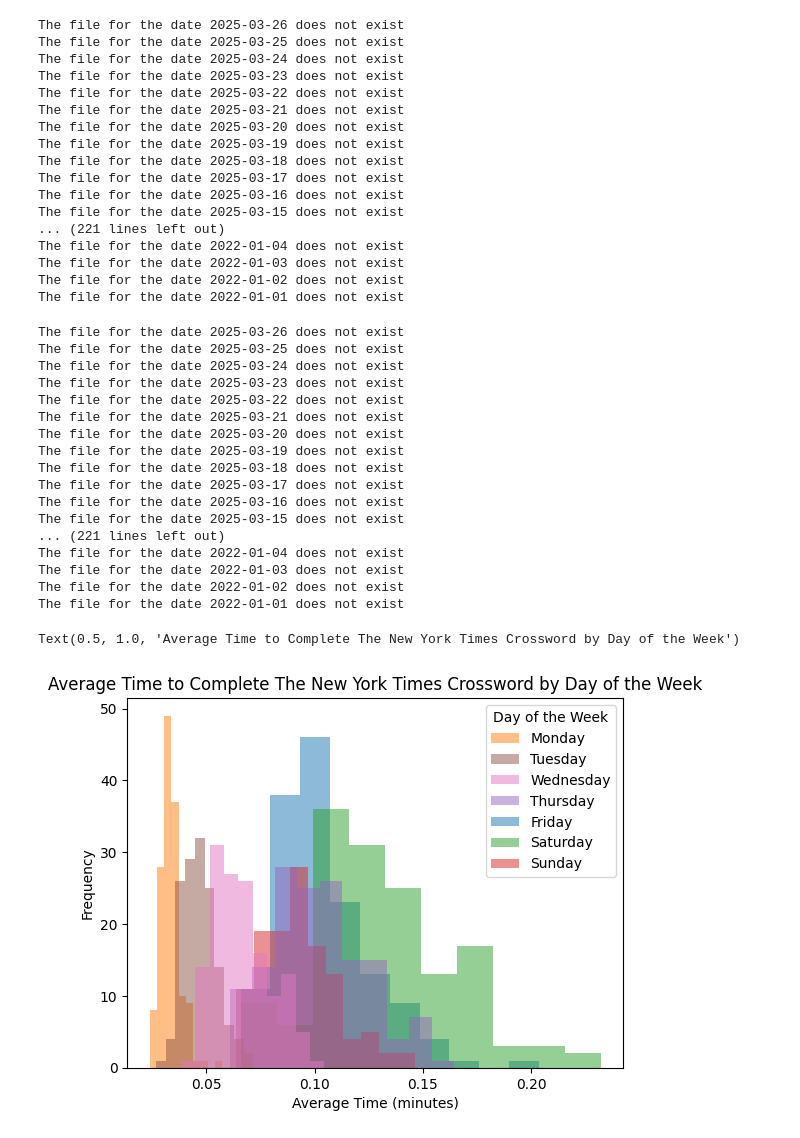
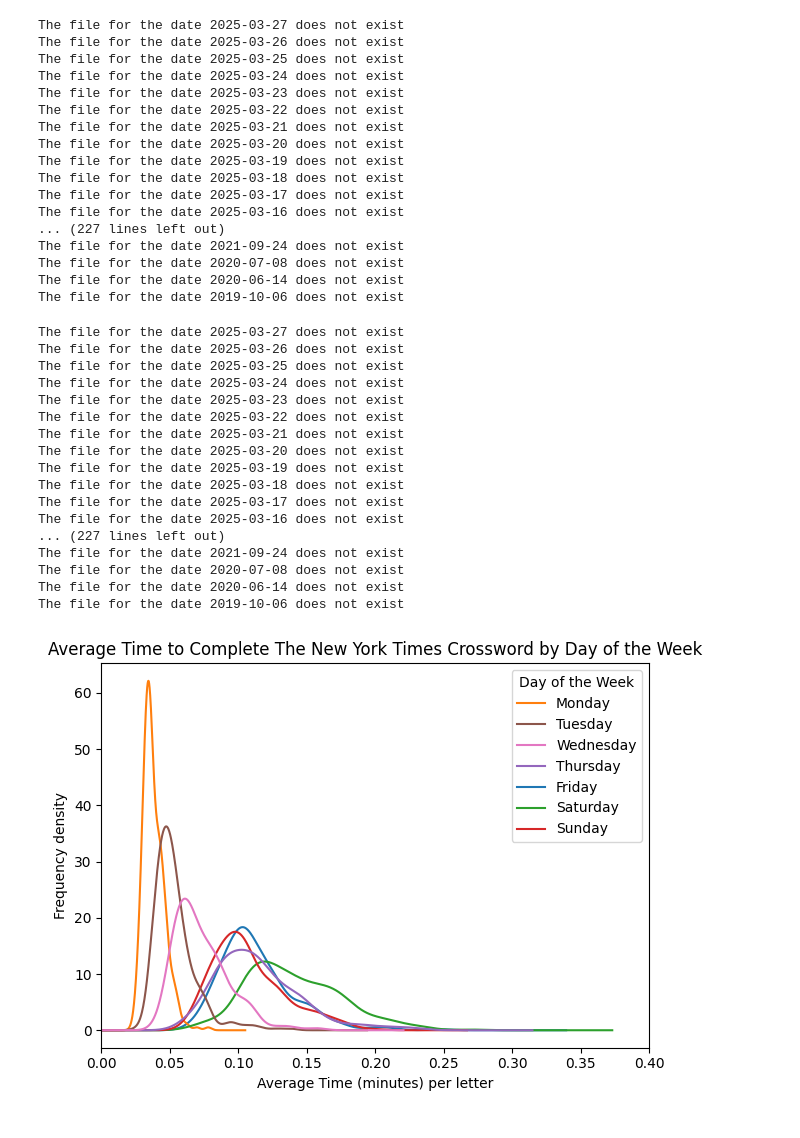
Before and after one commit to KevinBeeson/CrosswordDifficultyEstimator, a Jupyter notebook: Graph_creator.ipynb, the cells around one changed output. Drawn from its saved outputs; the diff is of its cells as text; code cells hidden in the pictures.

Commit message:
Changed a graph

```diff
--- a/Graph_creator.ipynb
+++ b/Graph_creator.ipynb
@@ -22,3 +32,6 @@ data['average_time_in_minutes'] = data['average_time'].apply(get_time_in_minutes
+# %%
+#start at  june 2016
+data = data[data['date'] > '2018-06-01']
 # %%
 fig, ax = plt.subplots()
 #create a histogram of average length binned by day of the week
@@ -48,6 +74,7 @@ for i in range(len(data)):
         empty_spaces.append(mcf.empty_spaces(answers))
 data['empty_spaces'] = empty_spaces
 # %% [output]
+The file for the date 2025-03-27 does not exist
 The file for the date 2025-03-26 does not exist
 The file for the date 2025-03-25 does not exist
 The file for the date 2025-03-24 does not exist
@@ -59,12 +86,11 @@ The file for the date 2025-03-19 does not exist
 The file for the date 2025-03-18 does not exist
 The file for the date 2025-03-17 does not exist
 The file for the date 2025-03-16 does not exist
-The file for the date 2025-03-15 does not exist
-... (221 lines left out)
-The file for the date 2022-01-04 does not exist
-The file for the date 2022-01-03 does not exist
-The file for the date 2022-01-02 does not exist
-The file for the date 2022-01-01 does not exist
+... (227 lines left out)
+The file for the date 2021-09-24 does not exist
+The file for the date 2020-07-08 does not exist
+The file for the date 2020-06-14 does not exist
+The file for the date 2019-10-06 does not exist
 # %%
 filled_spaces=[]
 for i in range(len(data)):
@@ -76,6 +102,7 @@ for i in range(len(data)):
         filled_spaces.append(mcf.filled_spaces(answers))
 data['filled_spaces'] = filled_spaces
 # %% [output]
+The file for the date 2025-03-27 does not exist
 The file for the date 2025-03-26 does not exist
 The file for the date 2025-03-25 does not exist
 The file for the date 2025-03-24 does not exist
@@ -87,27 +114,29 @@ The file for the date 2025-03-19 does not exist
 The file for the date 2025-03-18 does not exist
 The file for the date 2025-03-17 does not exist
 The file for the date 2025-03-16 does not exist
-The file for the date 2025-03-15 does not exist
-... (221 lines left out)
-The file for the date 2022-01-04 does not exist
-The file for the date 2022-01-03 does not exist
-The file for the date 2022-01-02 does not exist
-The file for the date 2022-01-01 does not exist
+... (227 lines left out)
+The file for the date 2021-09-24 does not exist
+The file for the date 2020-07-08 does not exist
+The file for the date 2020-06-14 does not exist
+The file for the date 2019-10-06 does not exist
 # %%
 data['average_normalized_time'] = data['average_time_in_minutes'] / data['filled_spaces']
 # %%
 fig, ax = plt.subplots()
 #create a histogram of average length binned by day of the week
-data.groupby('day_name')['average_normalized_time'].plot(kind='hist', ax=ax, alpha=0.5, legend=True)
+data.groupby('day_name')['average_normalized_time'].plot(kind='kde', ax=ax, alpha=1, legend=True)
 handles, labels = plt.gca().get_legend_handles_labels()
 wanted_order=['Monday', 'Tuesday', 'Wednesday', 'Thursday', 'Friday', 'Saturday', 'Sunday']
 order = {day: i for i, day in enumerate(wanted_order)}
 labels, handles = zip(*sorted(zip(labels, handles), key=lambda t: order[t[0]]))
 by_label = dict(zip(labels, handles))
 plt.legend(by_label.values(), by_label.keys(), title='Day of the Week', loc='upper right')
-plt.xlabel('Average Time (minutes)')
-plt.ylabel('Frequency')
+plt.xlabel('Average Time (minutes) per letter')
+plt.ylabel('Frequency density')
+plt.xlim(0, 0.4)
+
 plt.title('Average Time to Complete The New York Times Crossword by Day of the Week')
+plt.tight_layout()
+plt.savefig('Images/crossword_time_per_letter_by_day.png')
 # %% [output]
-Text(0.5, 1.0, 'Average Time to Complete The New York Times Crossword by Day of the Week')
-[figure, old version]
+[figure, new version]
```
Also changed, not shown: parts of 6 cells of this notebook, 1 other file.
